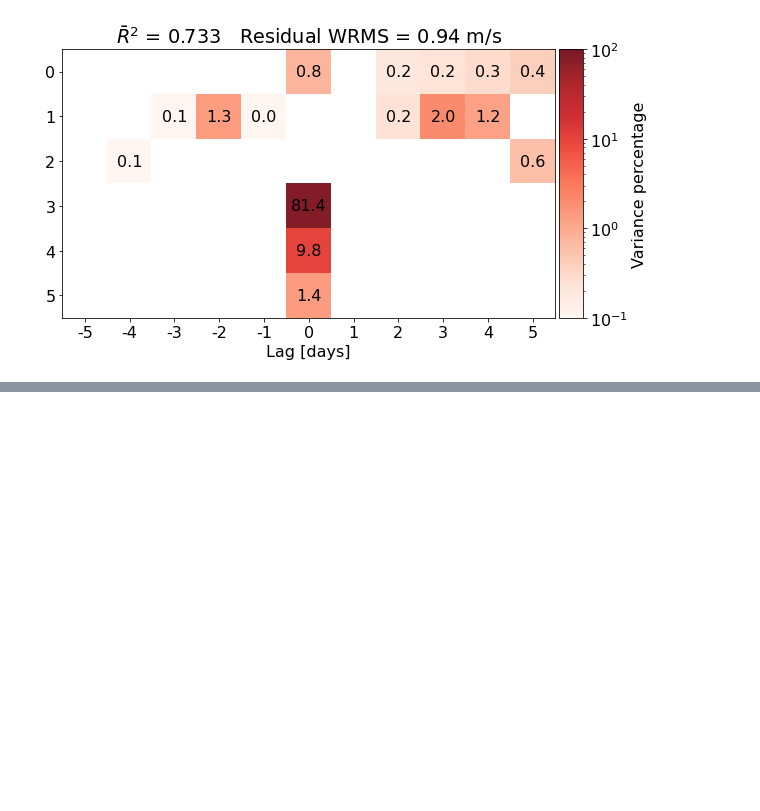
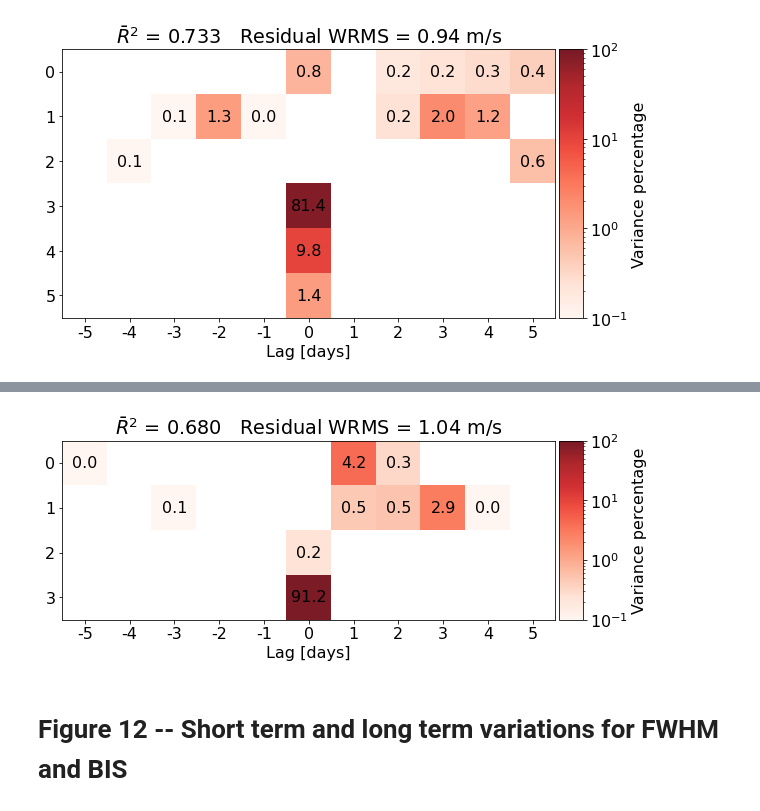
Before and after one commit to jinglinzhao/FIESTA-II, a Jupyter notebook: HARPS-N.ipynb, the cells around one changed output, grey strips where cells are left out. Saved outputs shown, nothing was run; the diff lists cells and outputs as text; code cells hidden in the pictures; blank space fills up the shorter version.

```diff
--- a/HARPS-N.ipynb
+++ b/HARPS-N.ipynb
@@ -770,3 +831,9 @@ NameError: name 'fwhm_daily' is not defined
+# %%
+imshow_matrix(variance_matrix6, score, res_wrms, alpha=0.05, k_max=k_max, file_name='Figure/fwhm_bis_multi_coef')
+# %% [output]
+[figure, added]
+# %% [markdown]
+# Figure 12 -- Short term and long term variations for FWHM and BIS
 # %%
 k_feature = 2
 short_variation = np.zeros((k_feature, len(bjd_daily)))
```
Also changed, not shown: parts of 18 cells of this notebook, 8 other files.
